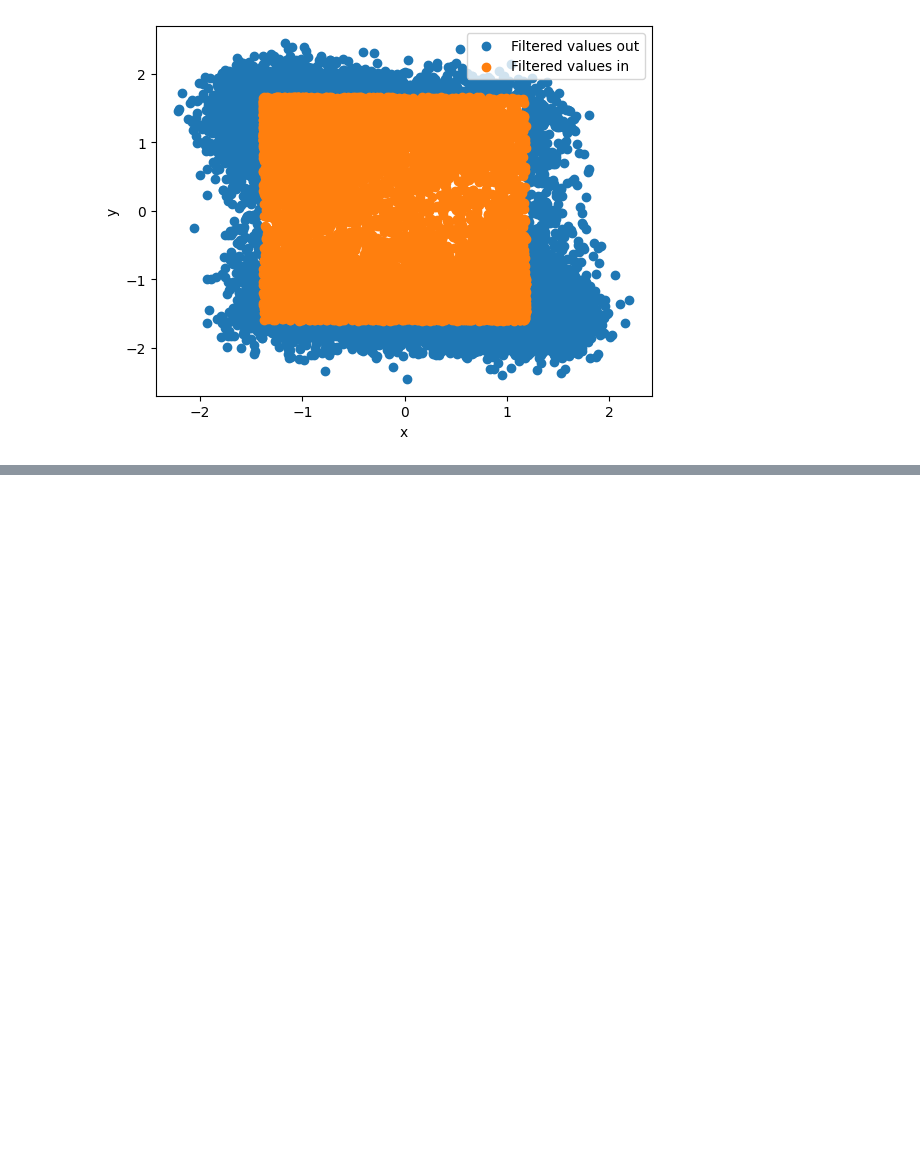
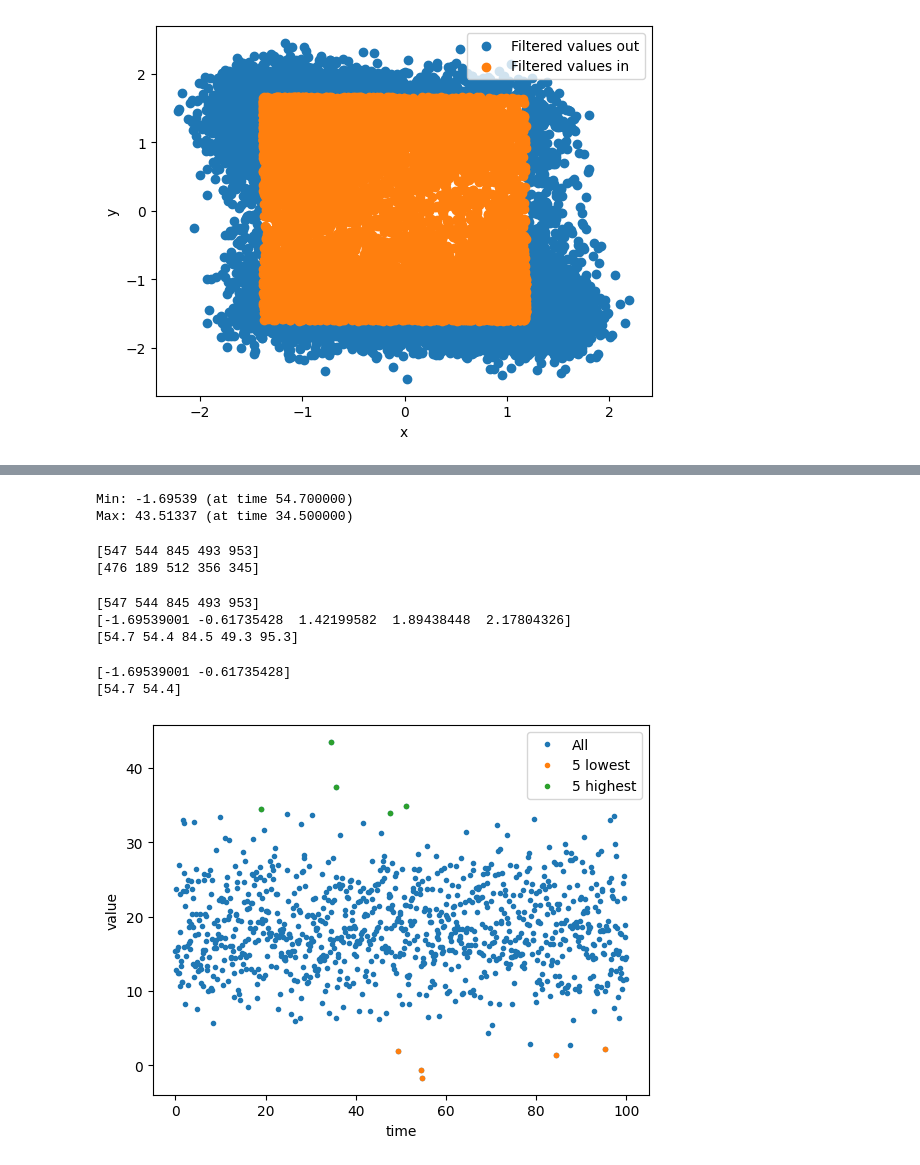
Before and after one commit to valsson-group/UNT-ChemicalApplicationsOfMachineLearning-Spring2026, a Jupyter notebook: Examples_NumPy/Dataset_Filtering.ipynb, the cells around one changed output, grey strips where cells are left out. Cells and saved outputs as stored; diff of their text form; code cells hidden in the pictures; blank space fills up the shorter version.

```diff
--- a/Examples_NumPy/Dataset_Filtering.ipynb
+++ b/Examples_NumPy/Dataset_Filtering.ipynb
@@ -205,0 +208,4 @@ plt.show()
+# %%
+data = np.loadtxt("Dataset_1D-TimeSeries_Set-1.data")
+time = data[:,0]
+values = data[:,1]
@@ -205,0 +222,43 @@ plt.show()
+# %%
+print("Min: {:.5f} (at time {:f})".format(np.min(values),time[np.argmin(values)]))
+print("Max: {:.5f} (at time {:f})".format(np.max(values),time[np.argmax(values)]))
+# %% [output]
+Min: -1.69539 (at time 54.700000)
+Max: 43.51337 (at time 34.500000)
+# %%
+indices_5_lowest = np.argpartition(values,5)[:5]
+indices_5_highest = np.argpartition(values,-5)[-5:]
+# %%
+print(indices_5_lowest)
+print(indices_5_highest)
+# %% [output]
+[547 544 845 493 953]
+[476 189 512 356 345]
+# %%
+print(indices_5_lowest)
+print(values[indices_5_lowest])
+print(time[indices_5_lowest])
+# %% [output]
+[547 544 845 493 953]
+[-1.69539001 -0.61735428  1.42199582  1.89438448  2.17804326]
+[54.7 54.4 84.5 49.3 95.3]
+# %%
+print(values[ [547,544] ])
+print(time[ [547,544] ])
+# %% [output]
+[-1.69539001 -0.61735428]
+[54.7 54.4]
+# %%
+# Here we make the plot correctly by passing the time array,
+# but we need to filter that array also to get it looking correctly
+plt.plot(time,values,'.',label="All")
+plt.plot(time[indices_5_lowest],values[indices_5_lowest],'.',label="5 lowest")
+plt.plot(time[indices_5_highest],values[indices_5_highest],'.',label="5 highest")
+plt.xlabel("time")
+plt.ylabel("value")
+plt.legend()
+
+
+plt.show()
+# %% [output]
+[figure, added]
```
Also changed, not shown: parts of 2 cells of this notebook.
